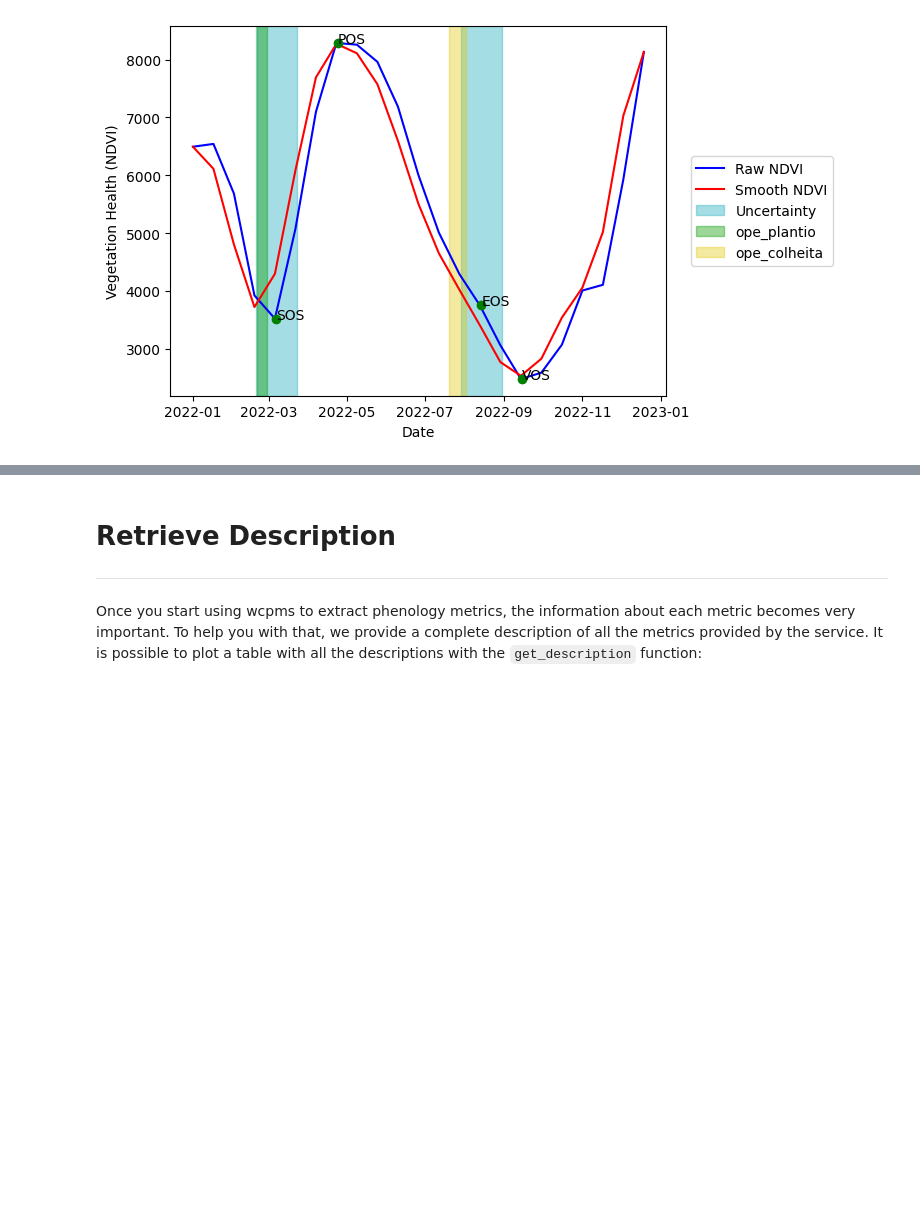
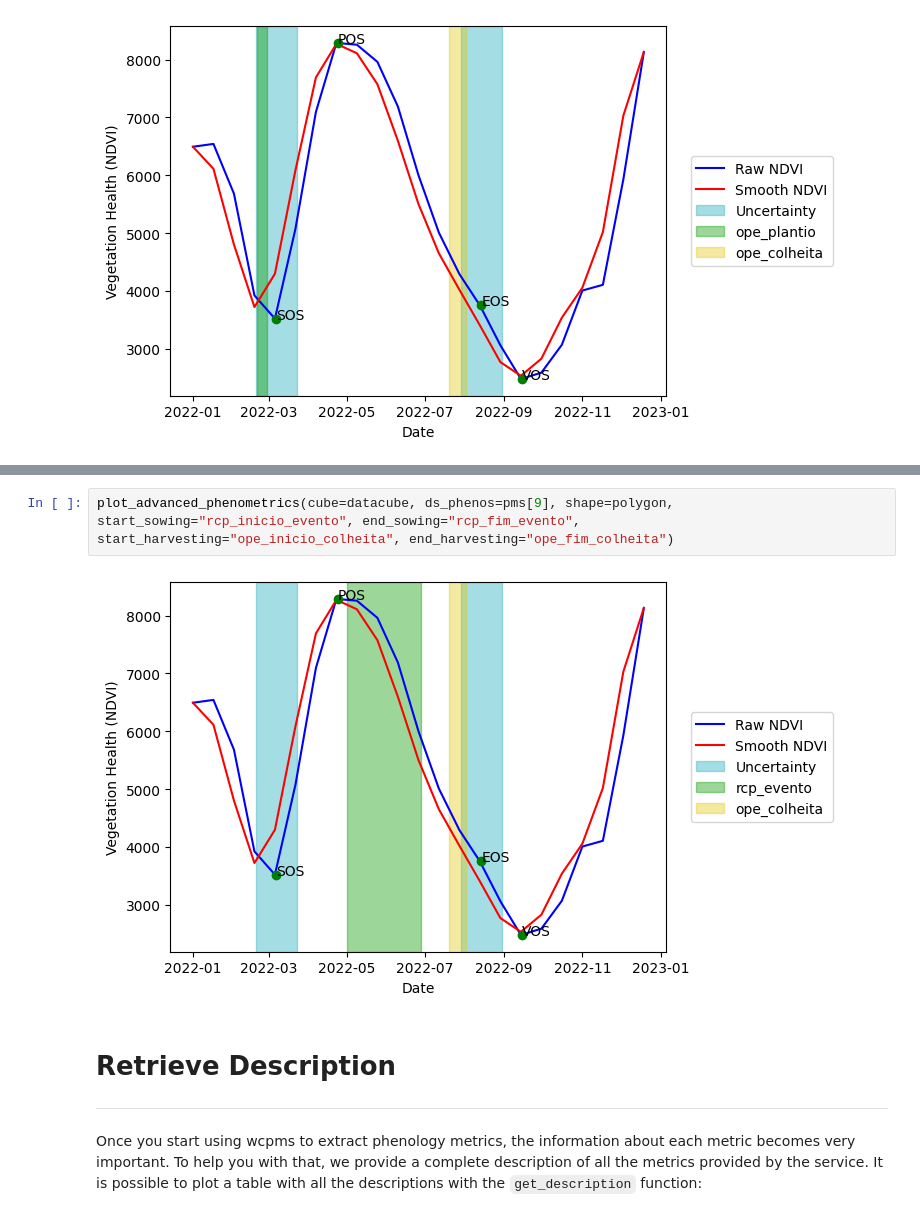
Before and after one commit to brazil-data-cube/wcpms.py, a Jupyter notebook: notebooks/wcpms-advanced.ipynb, the cells around one changed output, grey strips where cells are left out. Cells and saved outputs as stored; diff of their text form; blank space fills up the shorter version.

```diff
--- a/notebooks/wcpms-advanced.ipynb
+++ b/notebooks/wcpms-advanced.ipynb
@@ -178,3 +182,7 @@ plot_advanced_phenometrics(cube=datacube, ds_phenos=pms[9], shape=polygon, start
+# %%
+plot_advanced_phenometrics(cube=datacube, ds_phenos=pms[9], shape=polygon, start_sowing="rcp_inicio_evento", end_sowing="rcp_fim_evento", start_harvesting="ope_inicio_colheita", end_harvesting="ope_fim_colheita")
+# %% [output]
+[figure, added]
 # %% [markdown]
 # Retrieve Description
 <hr style="border:1px solid #0077b9;">
```
Also changed, not shown: parts of 1 cell of this notebook.
